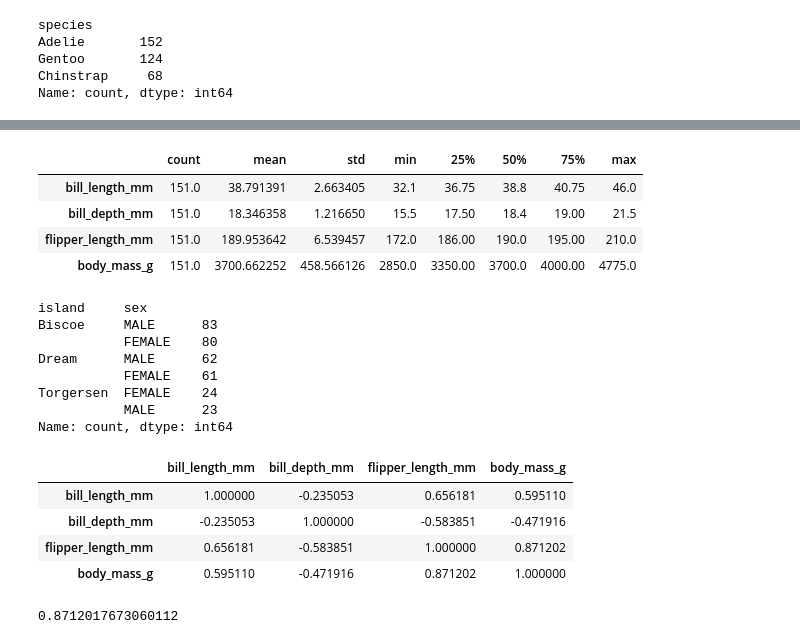
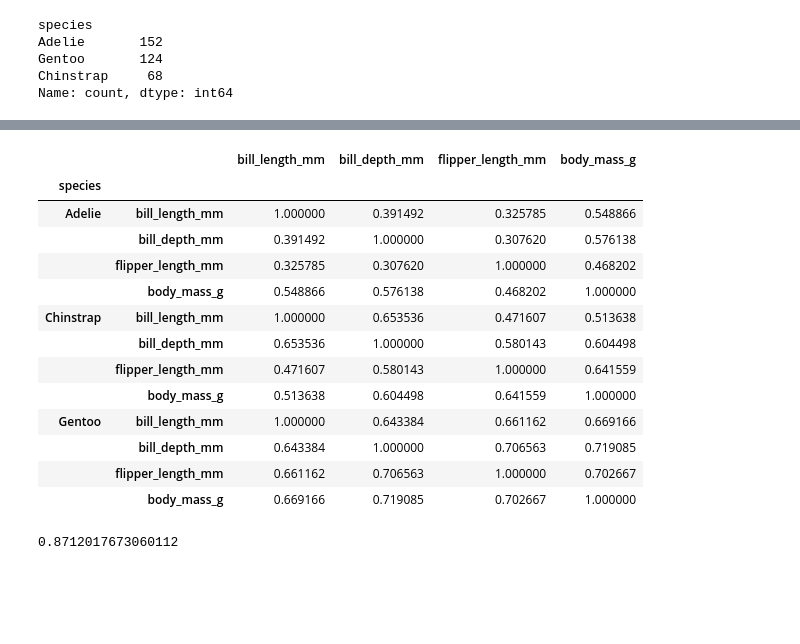
Before and after one commit to RodrigoDMU/MyWorkPDA-Project, a Jupyter notebook: penguins.ipynb, the cells around one changed output, grey strips where cells are left out. Saved outputs shown, nothing was run; the diff lists cells and outputs as text; code cells hidden in the pictures; blank space fills up the shorter version.

```diff
--- a/penguins.ipynb
+++ b/penguins.ipynb
@@ -170,33 +189,21 @@ df[df['species']=='Gentoo'].describe().transpose()
-# %%
-# Describe the data set for sex in Adelie specie.
-df[df['species']=='Adelie'].describe().transpose()
-# %% [output]
-|  | count | mean | std | min | 25% | 50% | 75% | max |
-| bill_length_mm | 151.0 | 38.791391 | 2.663405 | 32.1 | 36.75 | 38.8 | 40.75 | 46.0 |
-| bill_depth_mm | 151.0 | 18.346358 | 1.216650 | 15.5 | 17.50 | 18.4 | 19.00 | 21.5 |
-| flipper_length_mm | 151.0 | 189.953642 | 6.539457 | 172.0 | 186.00 | 190.0 | 195.00 | 210.0 |
-| body_mass_g | 151.0 | 3700.662252 | 458.566126 | 2850.0 | 3350.00 | 3700.0 | 4000.00 | 4775.0 |
-# %%
-# Count the number of penguins of each island per sex.
-df.value_counts(['island', 'sex'])
-# %% [output]
-island     sex
-Biscoe     MALE      83
-           FEMALE    80
-Dream      MALE      62
-           FEMALE    61
-Torgersen  FEMALE    24
-           MALE      23
-Name: count, dtype: int64
 # %%
 # Correlation of the data set.
-df.corr(method='pearson', numeric_only=True)
+df.groupby('species').corr(method='pearson', numeric_only=True)
 # %% [output]
-|  | bill_length_mm | bill_depth_mm | flipper_length_mm | body_mass_g |
-| bill_length_mm | 1.000000 | -0.235053 | 0.656181 | 0.595110 |
-| bill_depth_mm | -0.235053 | 1.000000 | -0.583851 | -0.471916 |
-| flipper_length_mm | 0.656181 | -0.583851 | 1.000000 | 0.871202 |
-| body_mass_g | 0.595110 | -0.471916 | 0.871202 | 1.000000 |
+|  |  | bill_length_mm | bill_depth_mm | flipper_length_mm | body_mass_g |
+| species |  |  |  |  |  |
+| Adelie | bill_length_mm | 1.000000 | 0.391492 | 0.325785 | 0.548866 |
+|  | bill_depth_mm | 0.391492 | 1.000000 | 0.307620 | 0.576138 |
+|  | flipper_length_mm | 0.325785 | 0.307620 | 1.000000 | 0.468202 |
+|  | body_mass_g | 0.548866 | 0.576138 | 0.468202 | 1.000000 |
+| Chinstrap | bill_length_mm | 1.000000 | 0.653536 | 0.471607 | 0.513638 |
+|  | bill_depth_mm | 0.653536 | 1.000000 | 0.580143 | 0.604498 |
+|  | flipper_length_mm | 0.471607 | 0.580143 | 1.000000 | 0.641559 |
+|  | body_mass_g | 0.513638 | 0.604498 | 0.641559 | 1.000000 |
+| Gentoo | bill_length_mm | 1.000000 | 0.643384 | 0.661162 | 0.669166 |
+|  | bill_depth_mm | 0.643384 | 1.000000 | 0.706563 | 0.719085 |
+|  | flipper_length_mm | 0.661162 | 0.706563 | 1.000000 | 0.702667 |
+|  | body_mass_g | 0.669166 | 0.719085 | 0.702667 | 1.000000 |
 # %%
 # Correlation between Flipper Length and Body Mass.
 df['flipper_length_mm'].corr(df['body_mass_g'])
```
Also changed, not shown: parts of 18 cells of this notebook.
